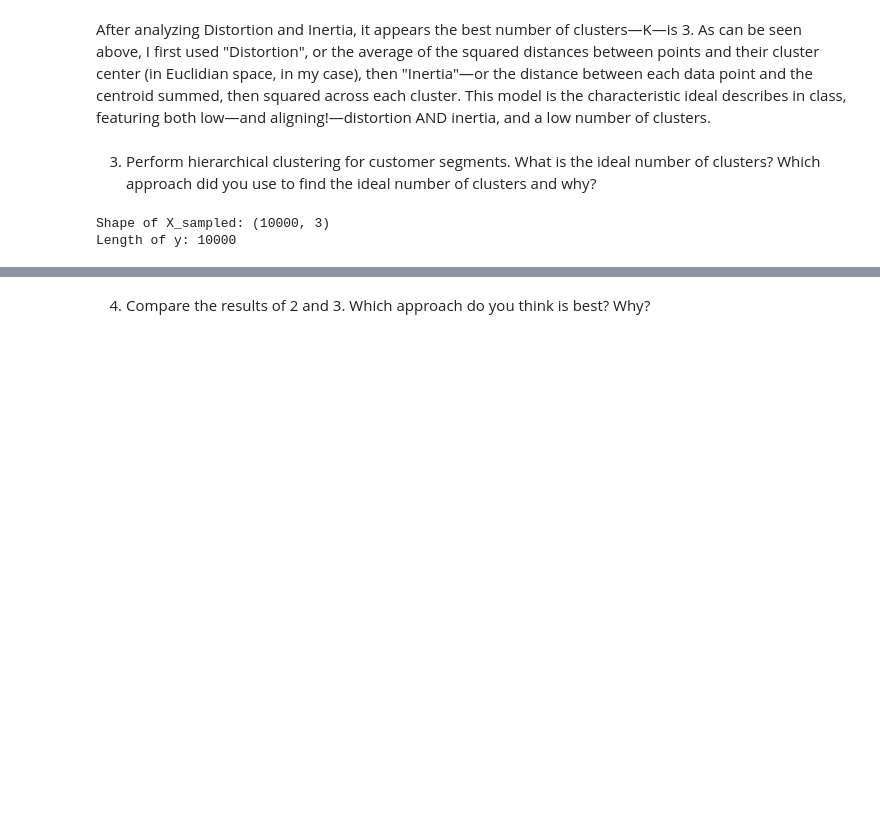
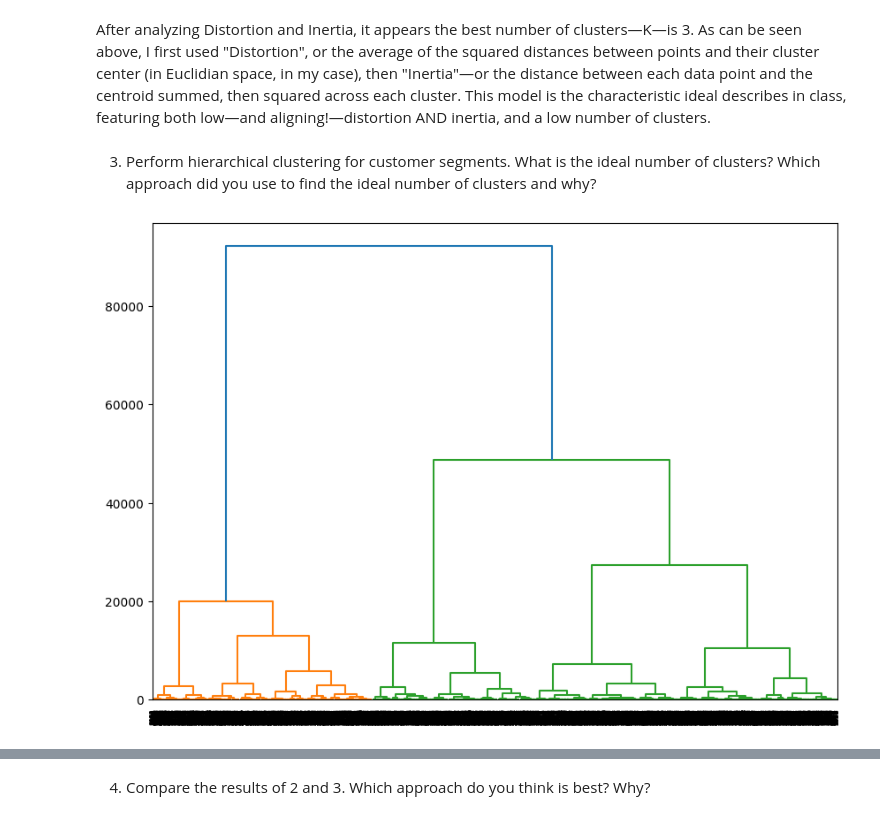
Before and after one commit to Co2Lo/Connor_CSCI_1070, a Jupyter notebook: Homework/week_11_homework.ipynb, the cells around one changed output, grey strips where cells are left out. Cells and saved outputs as stored; diff of their text form; code cells hidden in the pictures; blank space fills up the shorter version.

```diff
--- a/Homework/week_11_homework.ipynb
+++ b/Homework/week_11_homework.ipynb
@@ -152,12 +152,8 @@ After analyzing Distortion and Inertia, it appears the best number of clusters
 # %%
 from scipy.cluster.hierarchy import dendrogram, linkage
 
-linkages = linkage(X_sampled, 'ward')
+linked = linkage(X_sampled, 'ward')
 plt.figure(figsize = (10,7))
-dendro = dendrogram(linkages, labels = list(y_sampled))
+dendro = dendrogram(linked)
+# %% [output]
+[figure, added]
-# %%
-print("Shape of X_sampled:", X_sampled.shape)
-print("Length of y:", len(y_sampled))
-# %% [output]
-Shape of X_sampled: (10000, 3)
-Length of y: 10000
```
Also changed, not shown: parts of 5 cells of this notebook.
